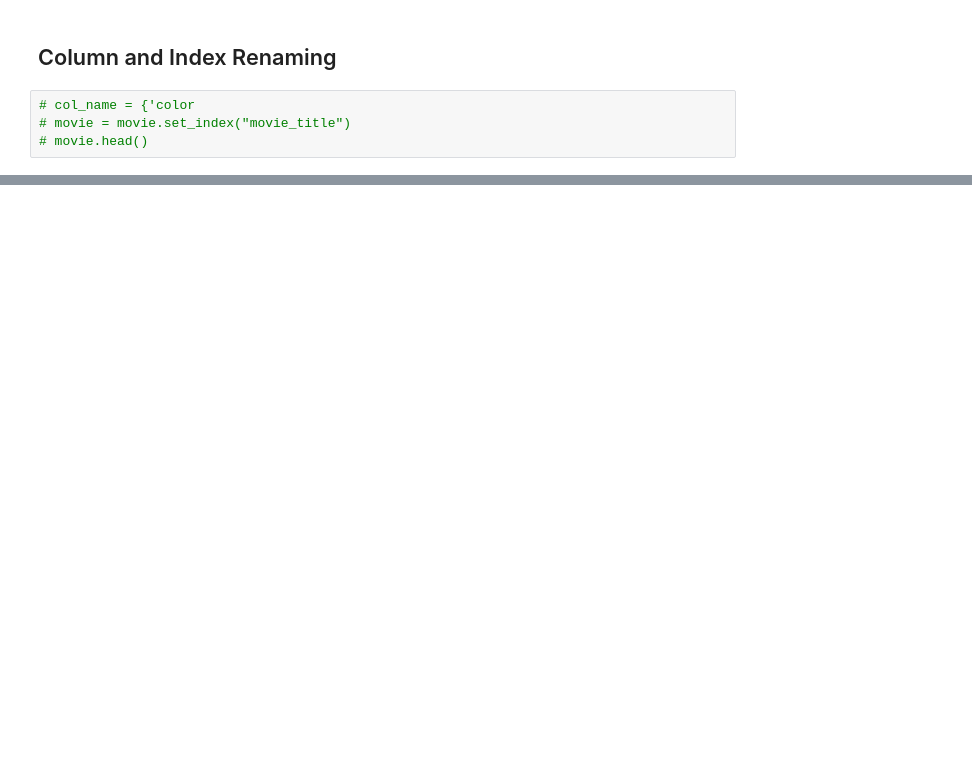
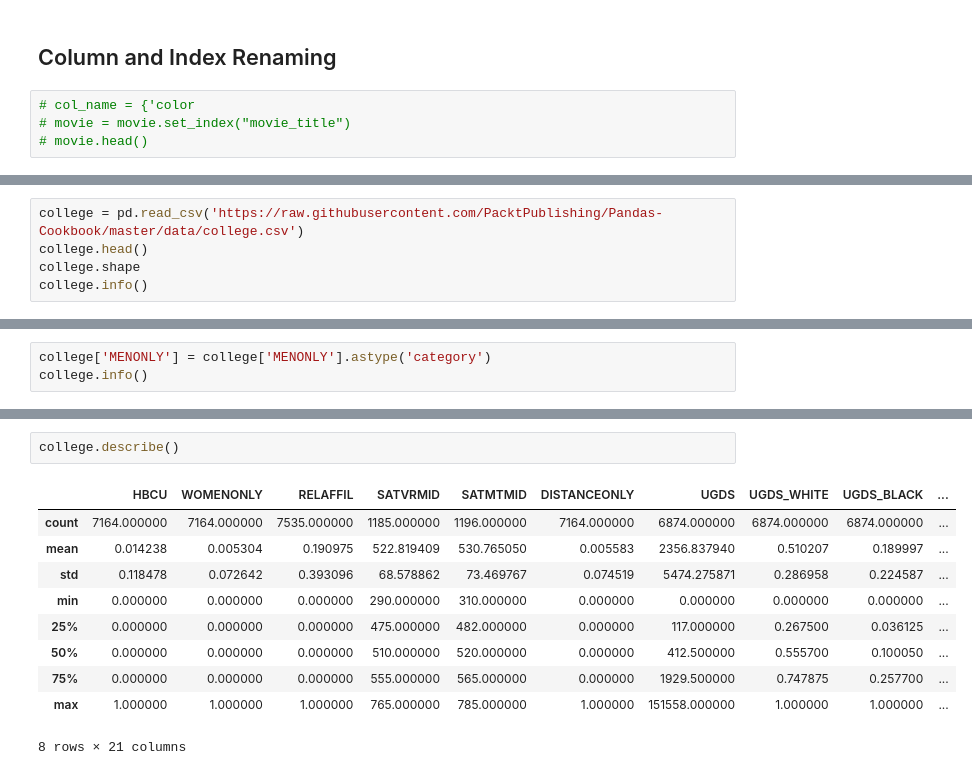
Before and after one commit to dan-ski/22.07.02-SDA-przetwarzanie-zbior-w-danych-pandas-, a Jupyter notebook: 22.07.02 SDA przetwarzanie danych.ipynb, the cells around one changed output, grey strips where cells are left out. Cells and saved outputs as stored; diff of their text form; blank space fills up the shorter version.

```diff
--- a/22.07.02 SDA przetwarzanie danych.ipynb
+++ b/22.07.02 SDA przetwarzanie danych.ipynb
@@ -140,0 +862,5 @@ for n, col in enumerate
+# %%
+college = pd.read_csv('https://raw.githubusercontent.com/PacktPublishing/Pandas-Cookbook/master/data/college.csv')
+college.head()
+college.shape
+college.info()
@@ -140,0 +885,3 @@ for n, col in enumerate
+# %%
+college['MENONLY'] = college['MENONLY'].astype('category')
+college.info()
@@ -140,0 +913,13 @@ for n, col in enumerate
+# %%
+college.describe()
+# %% [output]
+|  | HBCU | WOMENONLY | RELAFFIL | SATVRMID | SATMTMID | DISTANCEONLY | UGDS | UGDS_WHITE | UGDS_BLACK | ... |
+| count | 7164.000000 | 7164.000000 | 7535.000000 | 1185.000000 | 1196.000000 | 7164.000000 | 6874.000000 | 6874.000000 | 6874.000000 | ... |
+| mean | 0.014238 | 0.005304 | 0.190975 | 522.819409 | 530.765050 | 0.005583 | 2356.837940 | 0.510207 | 0.189997 | ... |
+| std | 0.118478 | 0.072642 | 0.393096 | 68.578862 | 73.469767 | 0.074519 | 5474.275871 | 0.286958 | 0.224587 | ... |
+| min | 0.000000 | 0.000000 | 0.000000 | 290.000000 | 310.000000 | 0.000000 | 0.000000 | 0.000000 | 0.000000 | ... |
+| 25% | 0.000000 | 0.000000 | 0.000000 | 475.000000 | 482.000000 | 0.000000 | 117.000000 | 0.267500 | 0.036125 | ... |
+| 50% | 0.000000 | 0.000000 | 0.000000 | 510.000000 | 520.000000 | 0.000000 | 412.500000 | 0.555700 | 0.100050 | ... |
+| 75% | 0.000000 | 0.000000 | 0.000000 | 555.000000 | 565.000000 | 0.000000 | 1929.500000 | 0.747875 | 0.257700 | ... |
+| max | 1.000000 | 1.000000 | 1.000000 | 765.000000 | 785.000000 | 1.000000 | 151558.000000 | 1.000000 | 1.000000 | ... |
+8 rows × 21 columns
```
Also changed, not shown: parts of 91 cells of this notebook.
